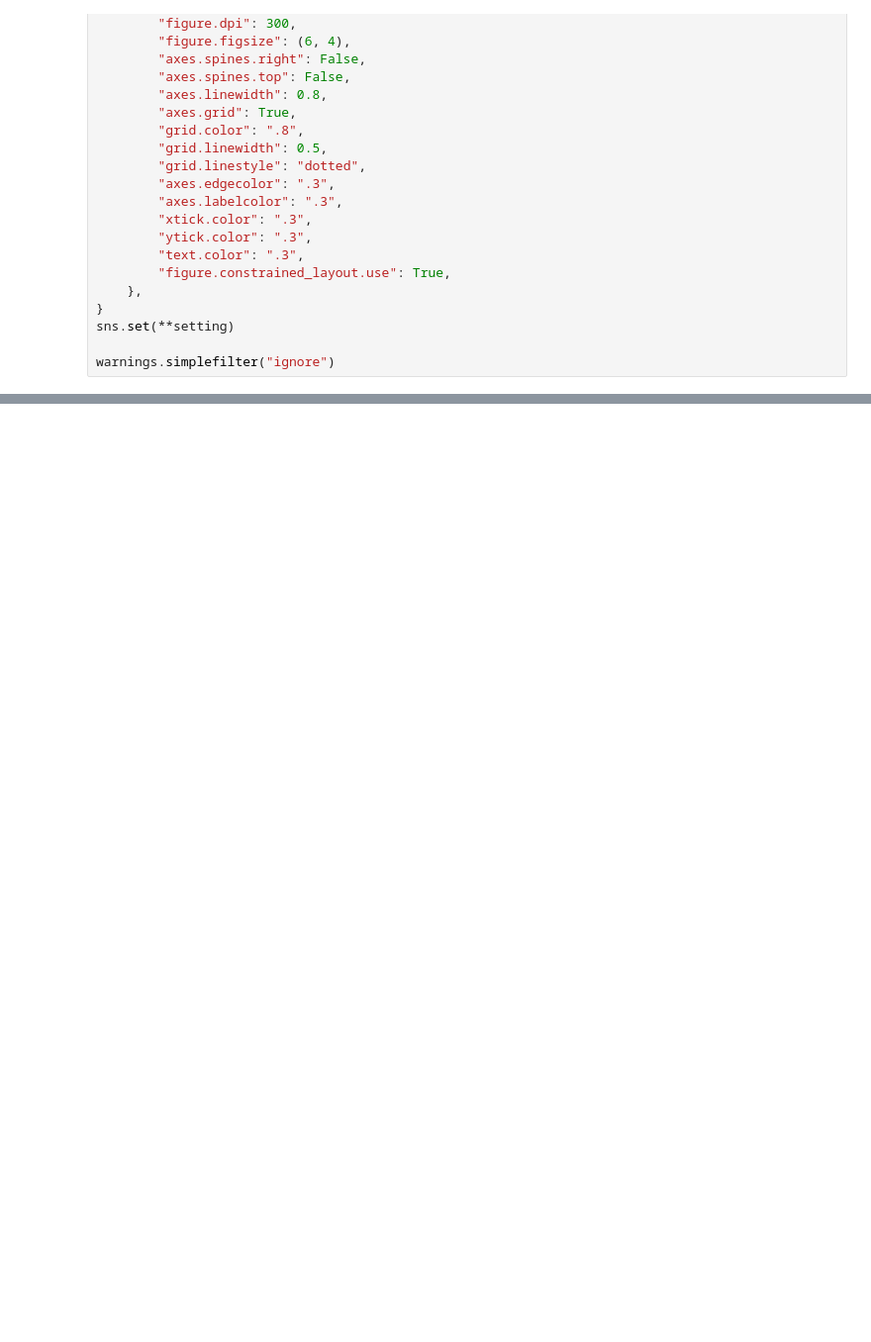
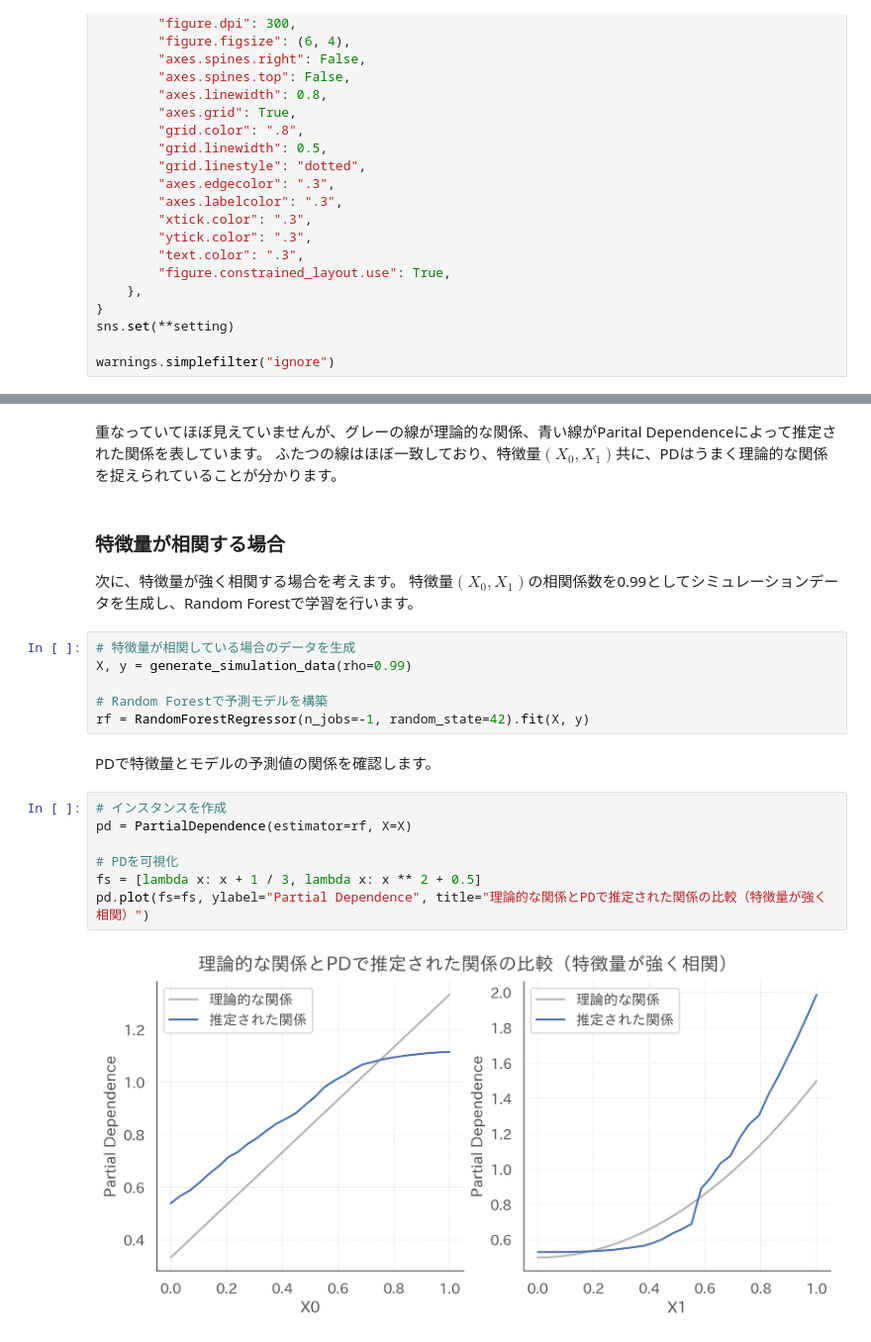
Before and after one commit to dropout009/ale, a Jupyter notebook: main.ipynb, the cells around one changed output, grey strips where cells are left out. Shown at 99% size. Saved outputs shown, nothing was run; the diff lists cells and outputs as text; blank space fills up the shorter version.

```diff
--- a/main.ipynb
+++ b/main.ipynb
@@ -168,0 +322,25 @@ ale.plot(f=lambda x: x ** 2)
+# %% [markdown]
+重なっていてほぼ見えていませんが、グレーの線が理論的な関係、青い線がParital Dependenceによって推定された関係を表しています。
+ふたつの線はほぼ一致しており、特徴量$(X_0, X_1)$共に、PDはうまく理論的な関係を捉えられていることが分かります。
+# %% [markdown]
+### 特徴量が相関する場合
+
+次に、特徴量が強く相関する場合を考えます。
+特徴量$(X_0, X_1)$の相関係数を0.99としてシミュレーションデータを生成し、Random Forestで学習を行います。
+# %%
+# 特徴量が相関している場合のデータを生成
+X, y = generate_simulation_data(rho=0.99)
+
+# Random Forestで予測モデルを構築
+rf = RandomForestRegressor(n_jobs=-1, random_state=42).fit(X, y)
+# %% [markdown]
+PDで特徴量とモデルの予測値の関係を確認します。
+# %%
+# インスタンスを作成
+pd = PartialDependence(estimator=rf, X=X)
+
+# PDを可視化
+fs = [lambda x: x + 1 / 3, lambda x: x ** 2 + 0.5]
+pd.plot(fs=fs, ylabel="Partial Dependence", title="理論的な関係とPDで推定された関係の比較（特徴量が強く相関）")
+# %% [output]
+[figure, added]
```
Also changed, not shown: parts of 54 cells of this notebook, 3 other files.
